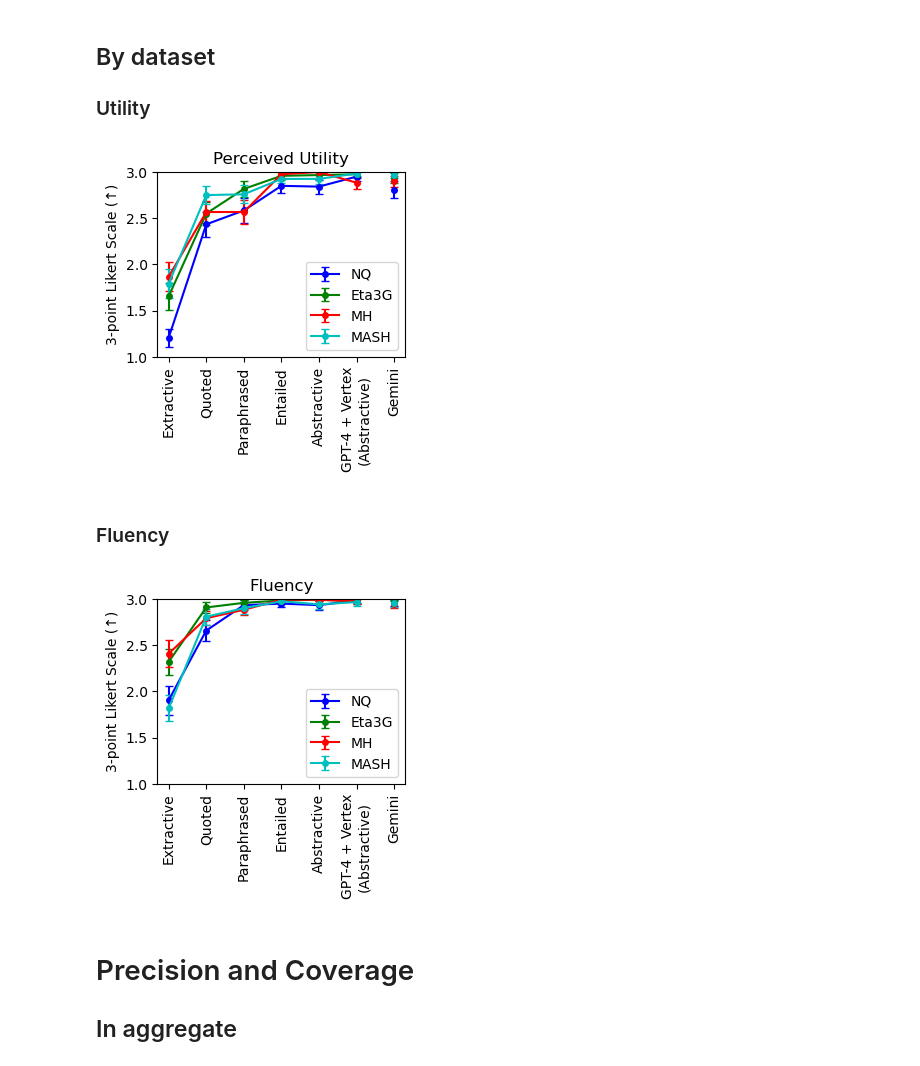
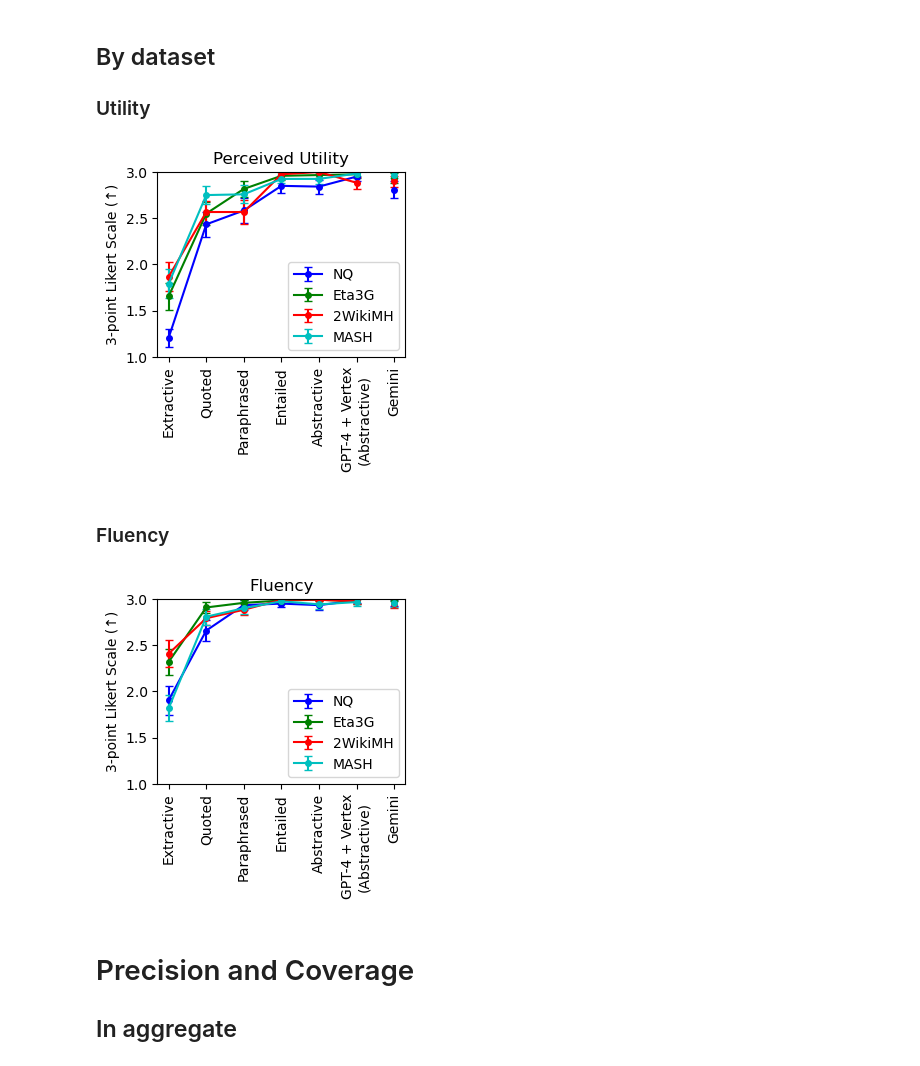
Before and after one commit to guestrin-lab/extractive-abstractive-spectrum, a Jupyter notebook: visualize_results/plotting_by_metric.ipynb, the cells around one changed output. Saved outputs shown, nothing was run; the diff lists cells and outputs as text; code cells hidden in the pictures.

```diff
--- a/visualize_results/plotting_by_metric.ipynb
+++ b/visualize_results/plotting_by_metric.ipynb
@@ -11,6 +11,7 @@ import re
 plot_pilot_results = False
 plot_needs_citation = True
 datasets = ['NQ', 'Eta3G', 'MH', 'MASH']
+label_datasets = ['NQ', 'Eta3G', '2WikiMH', 'MASH']
 ops = ['Snippet', 'Quoted', 'Paraphrased', 'Entailed', 'Abstractive', 'Post Hoc', 'Gemini']
 op_names = ['Extractive', 'Quoted', 'Paraphrased', 'Entailed', 'Abstractive', 'GPT-4 + Vertex\n(Abstractive)', 'Gemini']
 all_ops = ['Snippet', 'Quoted', 'Quoted Reeval', 'Paraphrased', 'Entailed', 'Abstractive', 'Gemini', 'Post Hoc']
@@ -103,36 +104,36 @@ Percent increase in utility from Extractive to GPT-4 + Vertex: 207.4972129319955
 fluencies_or_utilities = []
 for dataset in datasets:
     curr_fluency_or_utility = get_avg_fluency_or_utility_by_op(results[dataset], 'human_utility_rating', ops)
     fluencies_or_utilities.append(curr_fluency_or_utility)
 
 results_list = fluencies_or_utilities
 results_labels = datasets
 
 # Initialize the plot
 fig, ax1 = plt.subplots()
 fig.set_size_inches([3.2, 2.4])
 
 # Colors and markers
 colors = ['b', 'g', 'r', 'c']
-plot_utility_or_fluency(fluencies_or_utilities, datasets, fig, ax1, colors)
+plot_utility_or_fluency(fluencies_or_utilities, label_datasets, fig, ax1, colors)
 
 # Set labels and title
 ax1.set_ylabel('3-point Likert Scale (↑)')
 
 # set the legend
 lines, labels = ax1.get_legend_handles_labels()
-plt.legend(lines, labels, loc='lower left', bbox_to_anchor=(.57,0))
+plt.legend(lines, labels, loc='lower left', bbox_to_anchor=(.5,0))
 
 if (plot_pilot_results):
     plt.title('Pilot Perceived Utility')
 else:
     plt.title('Perceived Utility')
 plt.savefig('figures/utility_by_qd_'+results_tag, bbox_inches='tight', dpi=400)
 
 # Show the plot
 plt.show()
 # %% [output]
-[figure, old version]
+[figure, new version]
 # %% [markdown]
 ### Fluency
 # %%
@@ -150,14 +151,14 @@ fig.set_size_inches([3.2, 2.4])
 
 # Colors and markers
 colors = ['b', 'g', 'r', 'c']
-plot_utility_or_fluency(fluencies_or_utilities, datasets, fig, ax1, colors)
+plot_utility_or_fluency(fluencies_or_utilities, label_datasets, fig, ax1, colors)
 
 # Set labels and title
 ax1.set_ylabel('3-point Likert Scale (↑)')
 
 # set the legend
 lines, labels = ax1.get_legend_handles_labels()
-plt.legend(lines, labels, loc='lower left', bbox_to_anchor=(.57,0))
+plt.legend(lines, labels, loc='lower left', bbox_to_anchor=(.5,0))
 
 if (plot_pilot_results):
     plt.title('Pilot Fluency')
@@ -168,7 +169,7 @@ plt.savefig('figures/fluency_by_qd_'+results_tag, bbox_inches='tight', dpi=400)
 # Show the plot
 plt.show()
 # %% [output]
-[figure, old version]
+[figure, new version]
 # %% [markdown]
 # Precision and Coverage
 ## In aggregate
```
Also changed, not shown: parts of 5 cells of this notebook, 20 other files.
